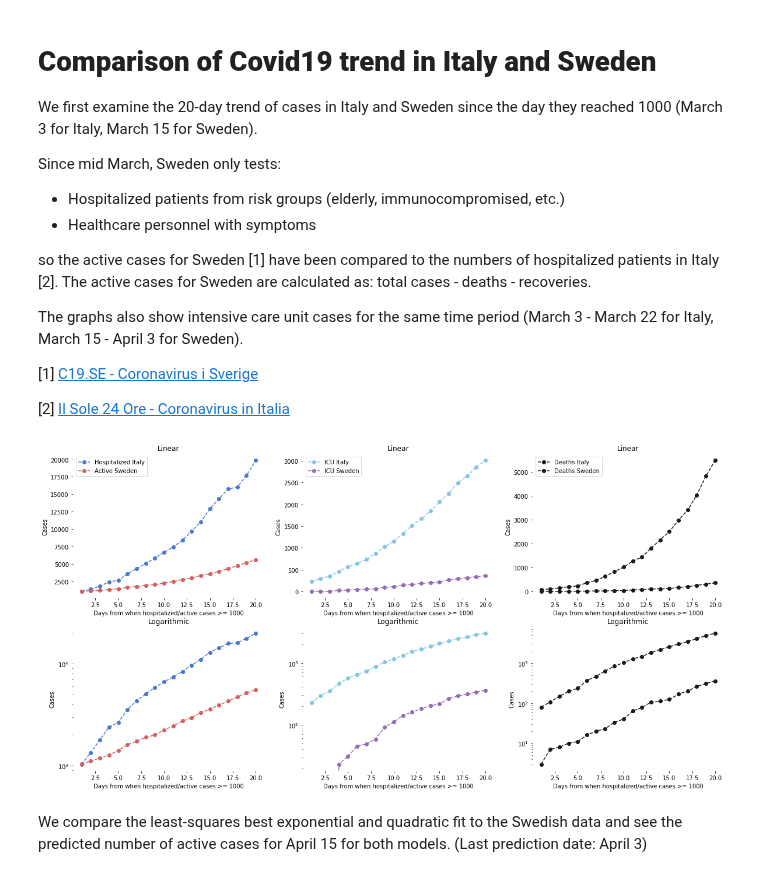
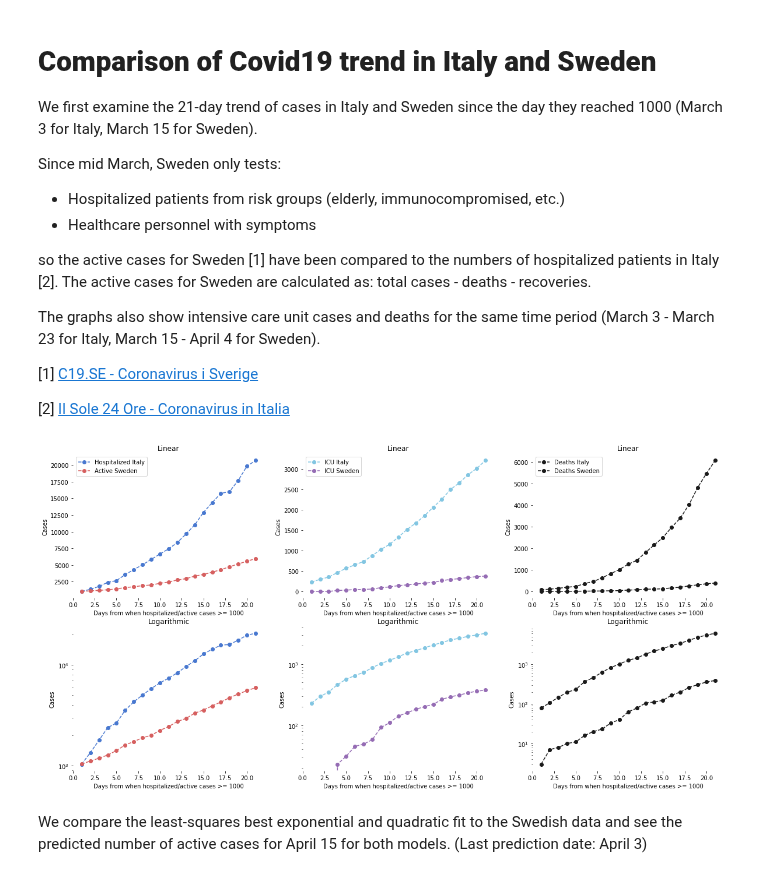
Before and after one commit to eera-l/Covid19-Sweden-Overview, a Jupyter notebook: c19-it-swe.ipynb, the cells around one changed output. Drawn from its saved outputs; the diff is of its cells as text; code cells hidden in the pictures.

Commit message:
added data for april 4

```diff
--- a/c19-it-swe.ipynb
+++ b/c19-it-swe.ipynb
@@ -1,7 +1,7 @@
 # %% [markdown]
 # **Comparison of Covid19 trend in Italy and Sweden**
 
-We first examine the 20-day trend of cases in Italy and Sweden since the day they reached 1000 (March 3 for Italy, March 15 for Sweden).
+We first examine the 21-day trend of cases in Italy and Sweden since the day they reached 1000 (March 3 for Italy, March 15 for Sweden).
 
 Since mid March, Sweden only tests:
 
@@ -10,7 +10,7 @@ Since mid March, Sweden only tests:
 
 so the active cases for Sweden [1] have been compared to the numbers of hospitalized patients in Italy [2]. The active cases for Sweden are calculated as: total cases - deaths - recoveries.
 
-The graphs also show intensive care unit cases for the same time period (March 3 - March 22 for Italy, March 15 - April 3 for Sweden).
+The graphs also show intensive care unit cases and deaths for the same time period (March 3 - March 23 for Italy, March 15 - April 4 for Sweden).
 
 [1] [C19.SE - Coronavirus i Sverige](https://c19.se/)
 
@@ -22,32 +22,33 @@ import seaborn as sns
 
 italy_hospitalized = [1034, 1346, 1790, 2394, 2651, 3550, 4316,
                      5038, 5838, 6650, 7426, 8372, 9663, 11025,
-                     12894, 14363, 15757, 16020, 17708, 19846]
+                     12894, 14363, 15757, 16020, 17708, 19846, 20692]
 
 sweden_active = [1036, 1113, 1187, 1276, 1412, 1607, 1734,
                 1897, 2003, 2243, 2448, 2747, 2948, 3326,
-                3574, 3928, 4291, 4735, 5157, 5566]
+                3574, 3928, 4291, 4735, 5157, 5566, 5961]
 
 italy_icu = [229, 295, 351, 462, 567,
              650, 733, 877, 1028, 1153,
              1328, 1518, 1672, 1851, 2060,
-             2257, 2498, 2655, 2857, 3009]
+             2257, 2498, 2655, 2857, 3009,
+             3204]
 
 sweden_icu = [0, 0, 0, 23, 31,
               45, 49, 58, 92,
               110, 142, 160, 182,
               202, 219, 265, 293,
-              312, 339, 361]
+              312, 339, 361, 376]
 
 italy_d = [79, 107, 148, 197, 233, 366,
            463, 631, 827, 1016, 1266, 1441,
            1809, 2158, 2503, 2978, 3405,
-           4032, 4825, 5475]
+           4032, 4825, 5475, 6077]
 
 sweden_d = [3, 7, 8, 10, 11, 16,
             20, 23, 33, 40, 63, 78, 105,
             112, 123, 167, 199, 259,
-            307, 358]
+            307, 358, 391]
 
 x = np.arange(1, len(italy_hospitalized) + 1)
 
@@ -79,34 +80,34 @@ ax3.set_ylabel('Cases')
 ax4 = fig.add_subplot(235)
 ax4.plot(x, italy_icu, '--co')
 ax4.plot(x, sweden_icu, '--mo')
 ax4.set_title('Logarithmic')
 ax4.set_xlabel('Days from when hospitalized/active cases >= 1000')
 ax4.set_ylabel('Cases')
 ax4.set_yscale('log')
 
 ax5 = fig.add_subplot(233)
 ax5.plot(x, italy_d, '--ko', label='Deaths Italy')
 ax5.plot(x, sweden_d, '--ko', label='Deaths Sweden')
 ax5.legend(loc="upper left")
 ax5.set_title('Linear')
 ax5.set_xlabel('Days from when hospitalized/active cases >= 1000')
 ax5.set_ylabel('Cases')
 
 ax6 = fig.add_subplot(236)
 ax6.plot(x, italy_d, '--ko')
 ax6.plot(x, sweden_d, '--ko')
 ax6.set_title('Logarithmic')
 ax6.set_xlabel('Days from when hospitalized/active cases >= 1000')
 ax6.set_ylabel('Cases')
 ax6.set_yscale('log')
 
 sns.set_color_codes('muted')
 sns.despine(left = True, bottom = True)
 fig.set_figheight(10)
 fig.set_figwidth(20)
 plt.show()
 # %% [output]
-[figure, old version]
+[figure, new version]
 # %% [markdown]
 We compare the least-squares best exponential and quadratic fit to the Swedish data and see the predicted number of active cases for April 15 for both models. (Last prediction date: April 3)
 # %%
```
Also changed, not shown: parts of 3 cells of this notebook.
